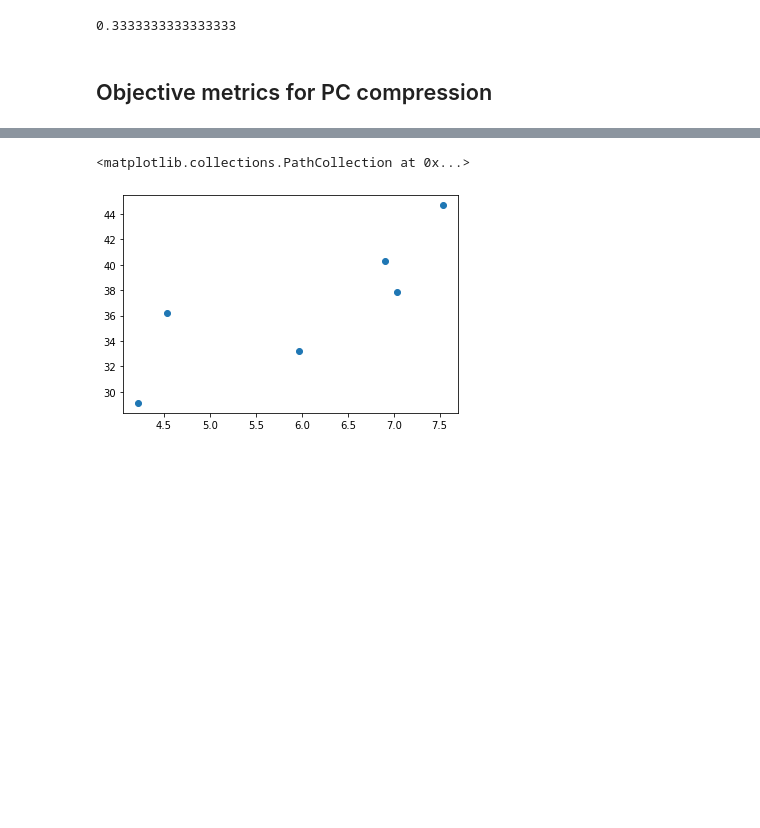
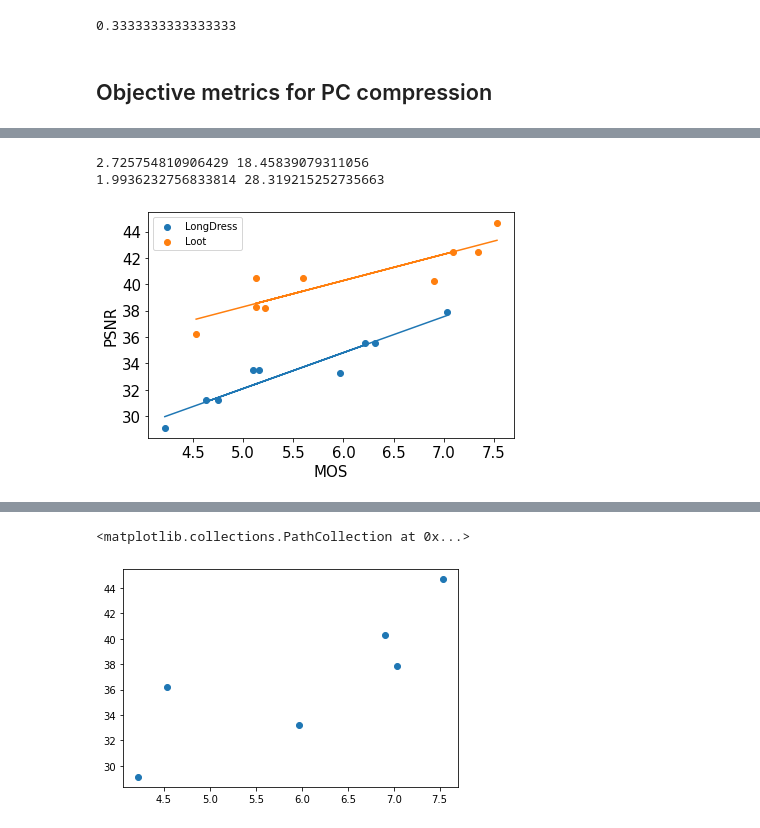
Before and after one commit to minhkstn/PointCloudQoEModels, a Jupyter notebook: point_cloud_qoe_models.ipynb, the cells around one changed output, grey strips where cells are left out. Cells and saved outputs as stored; diff of their text form; code cells hidden in the pictures; blank space fills up the shorter version.

```diff
--- a/point_cloud_qoe_models.ipynb
+++ b/point_cloud_qoe_models.ipynb
@@ -130,0 +151,33 @@ calculate_avg_psnr(file)
+# %%
+def linePlot(x, y, outputPath, title, legends, x_title, y_title):
+
+    fig = plt.figure(figsize=(6, 4))
+
+    i = 0
+    for x_, y_ in zip(x,y):
+        plt.scatter(x_, y_, label=legends[i])
+        a, b = np.polyfit(x_, y_, 1)
+        print(a, b)
+        plt.plot(x_, a*x_+b)
+        i += 1
+
+    # plt.ylim(0,10)
+
+    plt.xticks(fontsize=15)
+    plt.yticks(fontsize=15)
+
+    plt.xlabel(x_title,fontsize=15)
+    plt.ylabel(y_title,fontsize=15)
+    plt.legend()
+    plt.tight_layout()
+    plt.savefig("{}/{}.pdf".format(outputPath, title))
+    plt.show()
+# %%
+x = [mos_longdress, mos_loot]
+y = [video_psnr_color[videos[0]], video_psnr_color[videos[3]]]
+
+linePlot(x, y, "./figures", "PSNR_color",["LongDress", "Loot"], "MOS", "PSNR")
+# %% [output]
+2.725754810906429 18.45839079311056
+1.9936232756833814 28.319215252735663
+[figure, added]
```
Also changed, not shown: parts of 20 cells of this notebook, 12 other files.
